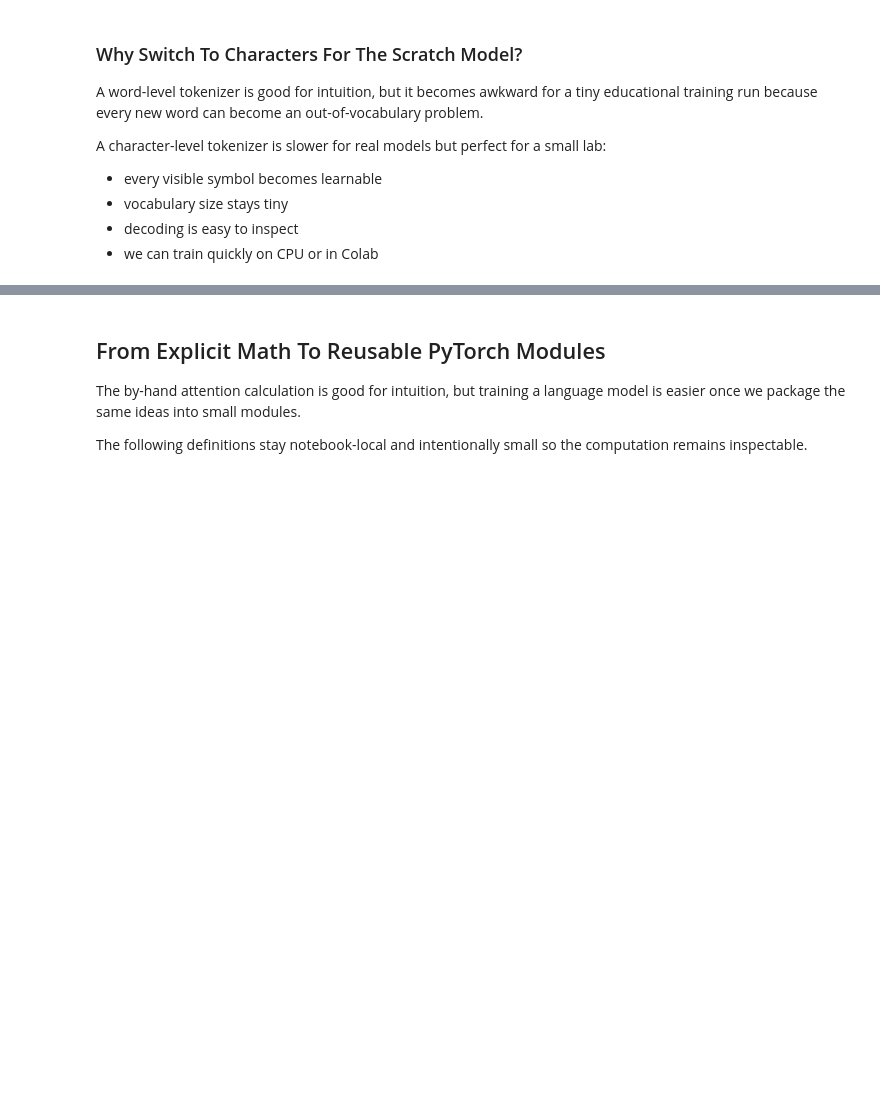
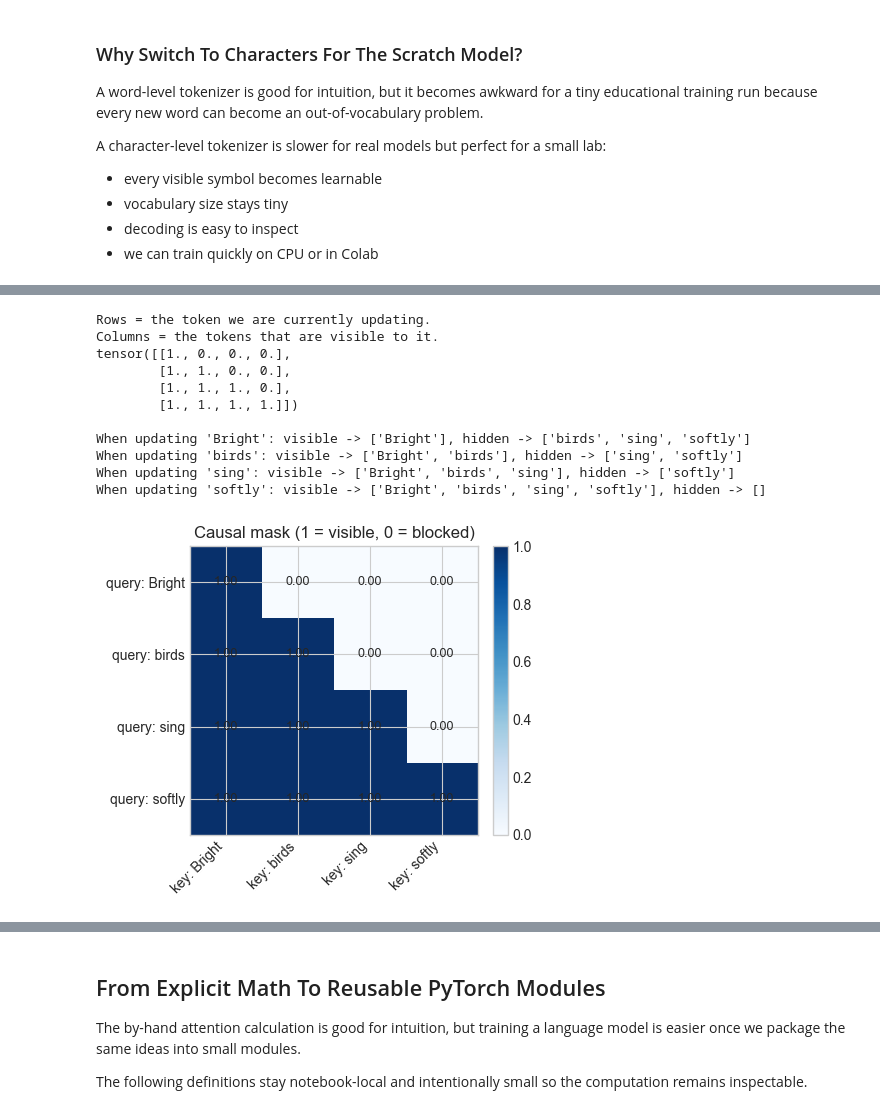
Before and after one commit to benk7alifa/build_llm_from_scratch_lab, a Jupyter notebook: notebooks/build_llm_from_scratch_lab.ipynb, the cells around one changed output, grey strips where cells are left out. Saved outputs shown, nothing was run; the diff lists cells and outputs as text; code cells hidden in the pictures; blank space fills up the shorter version.

```diff
--- a/notebooks/build_llm_from_scratch_lab.ipynb
+++ b/notebooks/build_llm_from_scratch_lab.ipynb
@@ -372,0 +506,33 @@ Then we compare queries to keys, scale the scores, mask future positions, and ta
+# %%
+mask_tokens = ["Bright", "birds", "sing", "softly"]
+causal_mask = torch.tril(torch.ones(len(mask_tokens), len(mask_tokens)))
+
+print("Rows = the token we are currently updating.")
+print("Columns = the tokens that are visible to it.")
+print(rounded(causal_mask))
+print()
+for index, token in enumerate(mask_tokens):
+    visible = mask_tokens[: index + 1]
+    hidden = mask_tokens[index + 1 :]
+    print(f"When updating {token!r}: visible -> {visible}, hidden -> {hidden}")
+
+plot_matrix(
+    causal_mask,
+    [f"query: {token}" for token in mask_tokens],
+    [f"key: {token}" for token in mask_tokens],
+    "Causal mask (1 = visible, 0 = blocked)",
+    cmap="Blues",
+)
+# %% [output]
+Rows = the token we are currently updating.
+Columns = the tokens that are visible to it.
+tensor([[1., 0., 0., 0.],
+        [1., 1., 0., 0.],
+        [1., 1., 1., 0.],
+        [1., 1., 1., 1.]])
+
+When updating 'Bright': visible -> ['Bright'], hidden -> ['birds', 'sing', 'softly']
+When updating 'birds': visible -> ['Bright', 'birds'], hidden -> ['sing', 'softly']
+When updating 'sing': visible -> ['Bright', 'birds', 'sing'], hidden -> ['softly']
+When updating 'softly': visible -> ['Bright', 'birds', 'sing', 'softly'], hidden -> []
+[figure, added]
```
Also changed, not shown: parts of 46 cells of this notebook, 1 other file.
